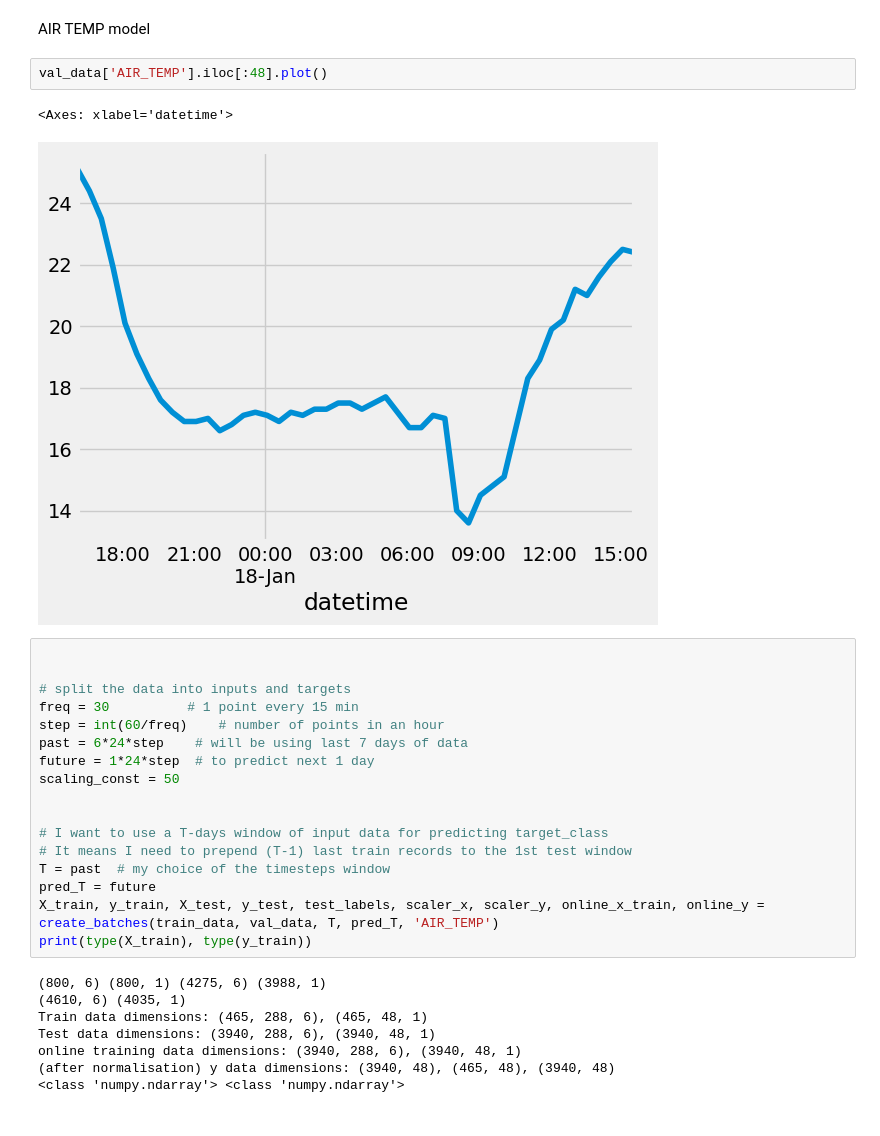
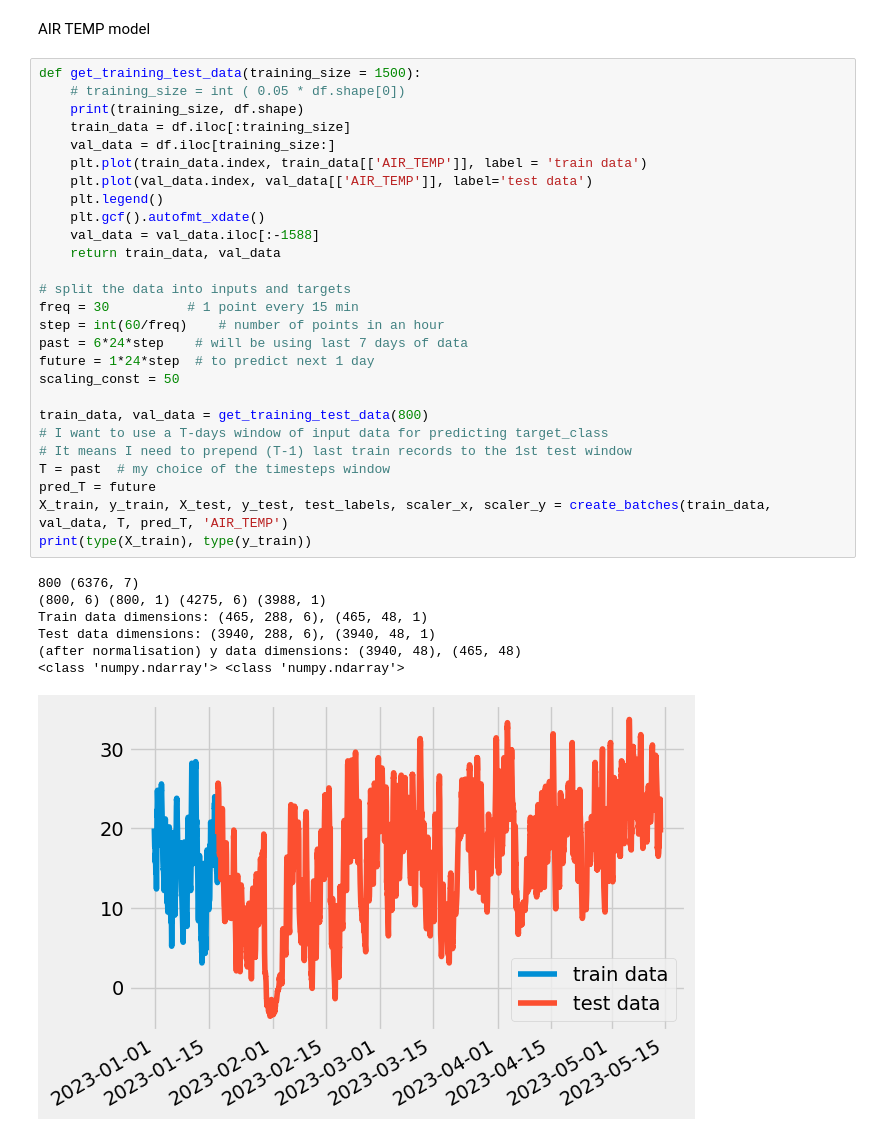
Before and after one commit to Muckthebuck/2023-Energy-kit, a Jupyter notebook: [Austin]solar_temp_predictions.ipynb, the cells around one changed output. Cells and saved outputs as stored; diff of their text form.

```diff
--- a/[Austin]solar_temp_predictions.ipynb
+++ b/[Austin]solar_temp_predictions.ipynb
@@ -630,32 +596,37 @@ mean temp error:  57.739310777097735 mse:  9832.947495073868
 # %% [markdown]
 AIR TEMP model
-# %%
-val_data['AIR_TEMP'].iloc[:48].plot()
-# %% [output]
-<Axes: xlabel='datetime'>
-[figure, removed]
 # %%
-
+def get_training_test_data(training_size = 1500):
+    # training_size = int ( 0.05 * df.shape[0])
+    print(training_size, df.shape)
+    train_data = df.iloc[:training_size]
+    val_data = df.iloc[training_size:]
+    plt.plot(train_data.index, train_data[['AIR_TEMP']], label = 'train data')
+    plt.plot(val_data.index, val_data[['AIR_TEMP']], label='test data')
+    plt.legend()
+    plt.gcf().autofmt_xdate()
+    val_data = val_data.iloc[:-1588]
+    return train_data, val_data
 
 # split the data into inputs and targets
 freq = 30          # 1 point every 15 min
 step = int(60/freq)    # number of points in an hour
 past = 6*24*step    # will be using last 7 days of data
 future = 1*24*step  # to predict next 1 day
 scaling_const = 50
 
-
+train_data, val_data = get_training_test_data(800)
 # I want to use a T-days window of input data for predicting target_class
 # It means I need to prepend (T-1) last train records to the 1st test window
 T = past  # my choice of the timesteps window
 pred_T = future
-X_train, y_train, X_test, y_test, test_labels, scaler_x, scaler_y, online_x_train, online_y = create_batches(train_data, val_data, T, pred_T, 'AIR_TEMP')
+X_train, y_train, X_test, y_test, test_labels, scaler_x, scaler_y = create_batches(train_data, val_data, T, pred_T, 'AIR_TEMP')
 print(type(X_train), type(y_train))
 # %% [output]
+800 (6376, 7)
 (800, 6) (800, 1) (4275, 6) (3988, 1)
-(4610, 6) (4035, 1)
 Train data dimensions: (465, 288, 6), (465, 48, 1)
 Test data dimensions: (3940, 288, 6), (3940, 48, 1)
-online training data dimensions: (3940, 288, 6), (3940, 48, 1)
-(after normalisation) y data dimensions: (3940, 48), (465, 48), (3940, 48)
+(after normalisation) y data dimensions: (3940, 48), (465, 48)
 <class 'numpy.ndarray'> <class 'numpy.ndarray'>
+[figure, added]
```
Also changed, not shown: parts of 26 cells of this notebook, 42 other files.
